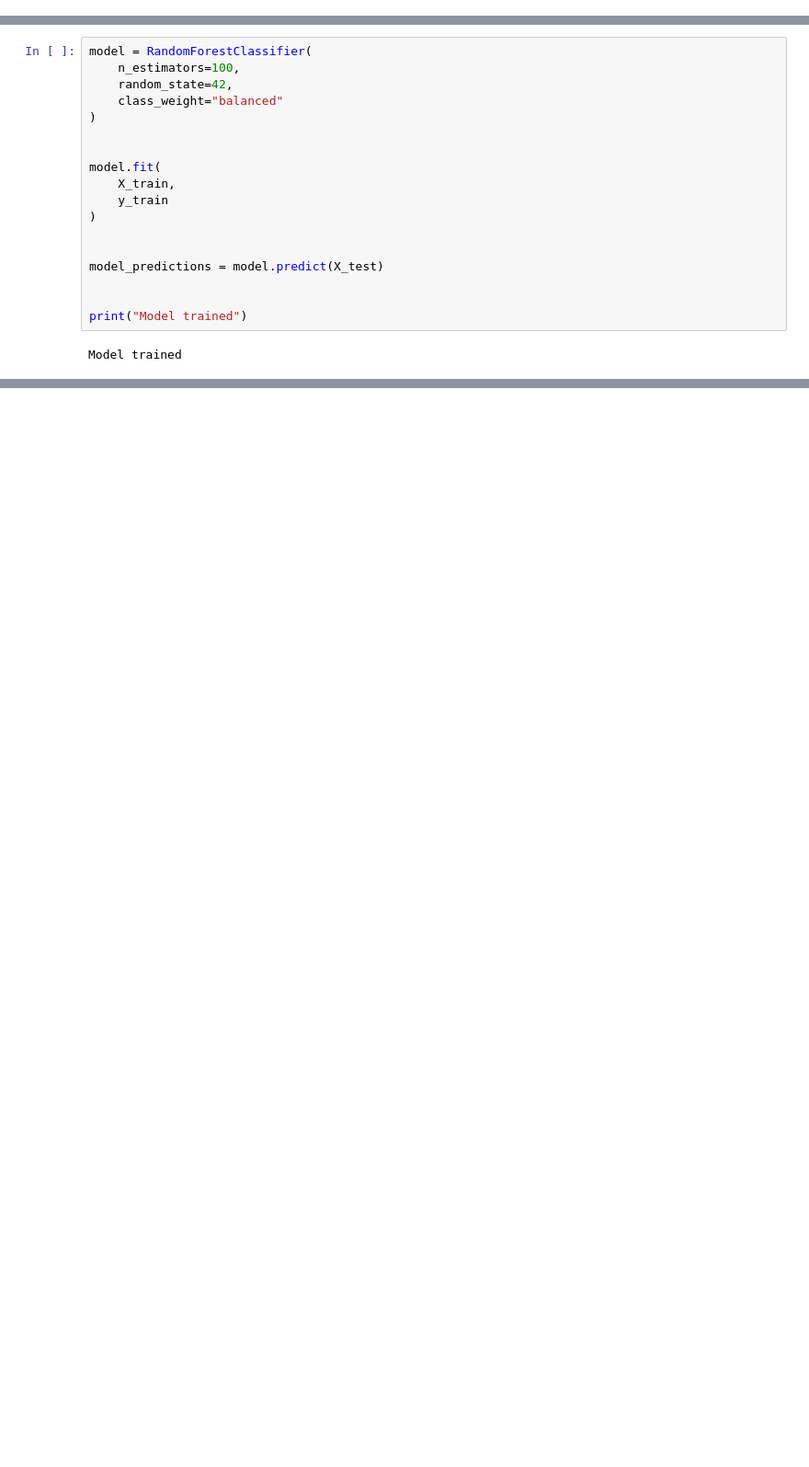
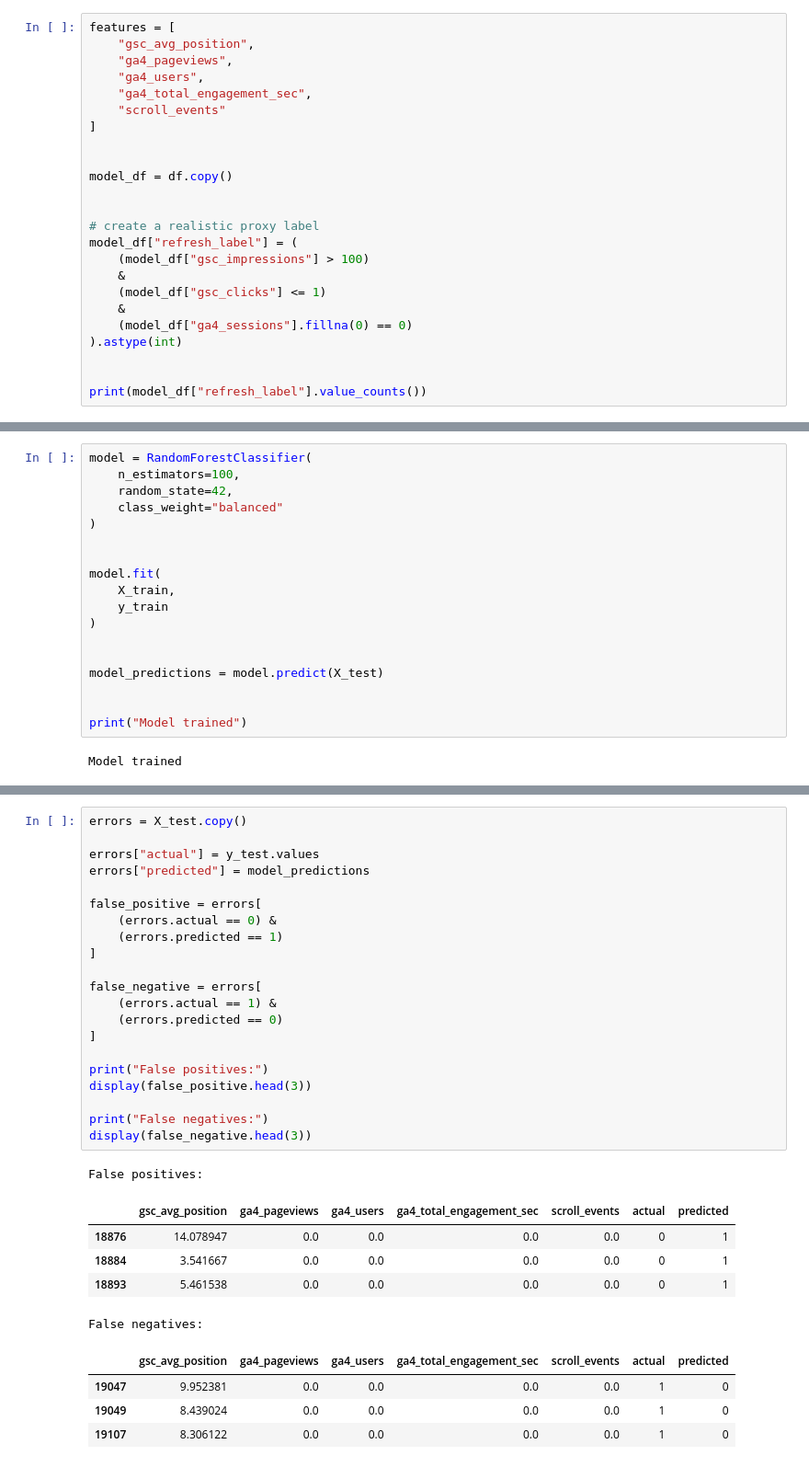
Before and after one commit to mfaiqdev/MLinternship, a Jupyter notebook: work/notebooks/w05_model.ipynb, the cells around one changed output, grey strips where cells are left out. Shown at 92% size. Drawn from its saved outputs; the diff is of its cells as text; blank space fills up the shorter version.

```diff
--- a/work/notebooks/w05_model.ipynb
+++ b/work/notebooks/w05_model.ipynb
@@ -126,2 +63,25 @@ The split reflects the real deployment scenario where the model should generaliz
 # %%
+features = [
+    "gsc_avg_position",
+    "ga4_pageviews",
+    "ga4_users",
+    "ga4_total_engagement_sec",
+    "scroll_events"
+]
+
+
+model_df = df.copy()
+
+
+# create a realistic proxy label
+model_df["refresh_label"] = (
+    (model_df["gsc_impressions"] > 100)
+    &
+    (model_df["gsc_clicks"] <= 1)
+    &
+    (model_df["ga4_sessions"].fillna(0) == 0)
+).astype(int)
+
+
+print(model_df["refresh_label"].value_counts())
 # %% [output]
@@ -187,3 +239,35 @@ The results are interpreted as decision-support signals rather than guaranteed r
+# %%
+errors = X_test.copy()
+
+errors["actual"] = y_test.values
+errors["predicted"] = model_predictions
+
+false_positive = errors[
+    (errors.actual == 0) &
+    (errors.predicted == 1)
+]
+
+false_negative = errors[
+    (errors.actual == 1) &
+    (errors.predicted == 0)
+]
+
+print("False positives:")
+display(false_positive.head(3))
+
+print("False negatives:")
+display(false_negative.head(3))
+# %% [output]
+False positives:
+|  | gsc_avg_position | ga4_pageviews | ga4_users | ga4_total_engagement_sec | scroll_events | actual | predicted |
+| 18876 | 14.078947 | 0.0 | 0.0 | 0.0 | 0.0 | 0 | 1 |
+| 18884 | 3.541667 | 0.0 | 0.0 | 0.0 | 0.0 | 0 | 1 |
+| 18893 | 5.461538 | 0.0 | 0.0 | 0.0 | 0.0 | 0 | 1 |
+False negatives:
+|  | gsc_avg_position | ga4_pageviews | ga4_users | ga4_total_engagement_sec | scroll_events | actual | predicted |
+| 19047 | 9.952381 | 0.0 | 0.0 | 0.0 | 0.0 | 1 | 0 |
+| 19049 | 8.439024 | 0.0 | 0.0 | 0.0 | 0.0 | 1 | 0 |
+| 19107 | 8.306122 | 0.0 | 0.0 | 0.0 | 0.0 | 1 | 0 |
 # %% [markdown]
 ## Self-check
 
```
Also changed, not shown: parts of 24 cells of this notebook.
